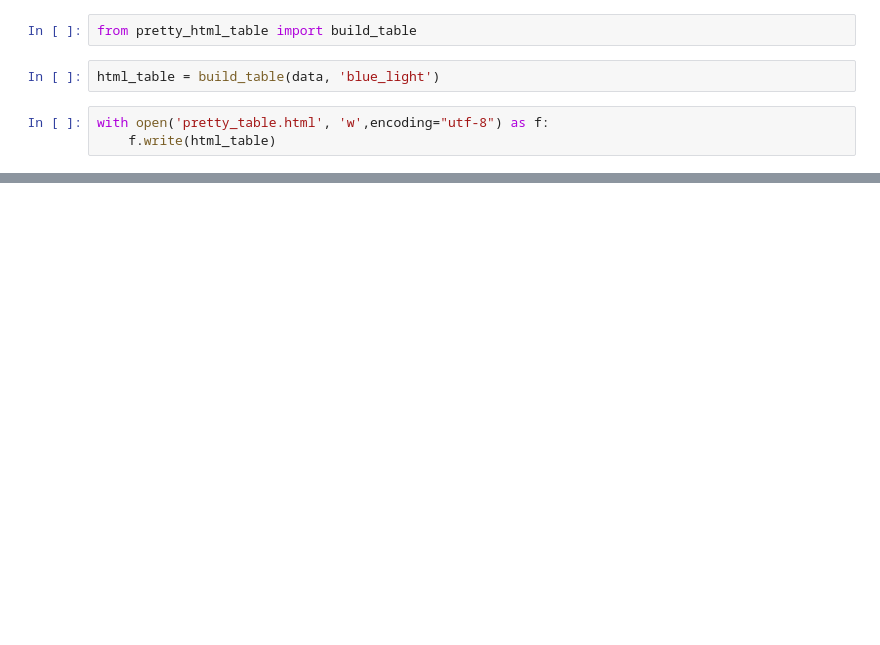
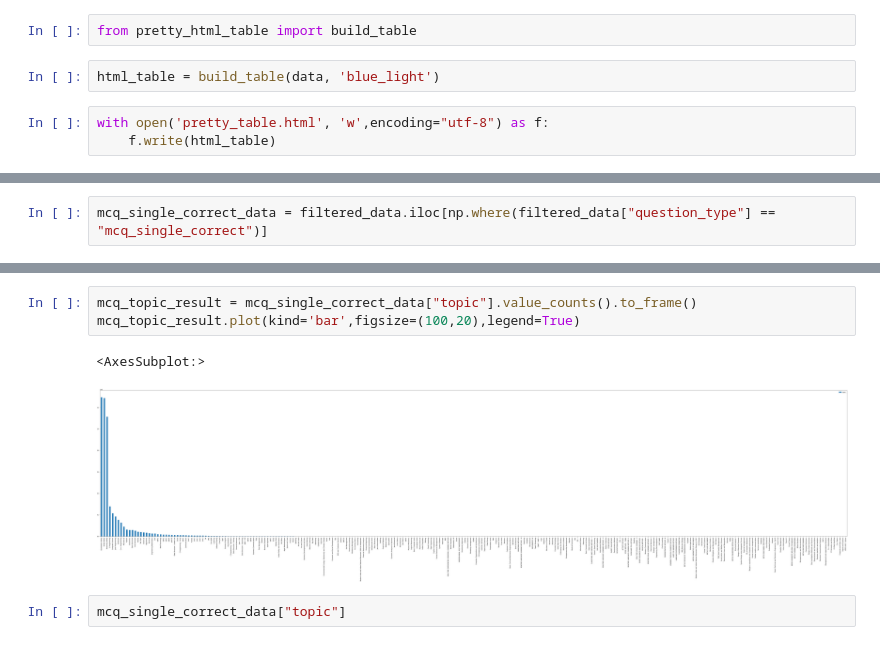
Before and after one commit to biswa-mohapatra/dup-ques-w2w-iamneo, a Jupyter notebook: Reaserch/reaserch_notebook_w2w.ipynb, the cells around one changed output, grey strips where cells are left out. Cells and saved outputs as stored; diff of their text form; blank space fills up the shorter version.

```diff
--- a/Reaserch/reaserch_notebook_w2w.ipynb
+++ b/Reaserch/reaserch_notebook_w2w.ipynb
@@ -182,0 +529,2 @@ with open('pretty_table.html', 'w',encoding="utf-8") as f:
+# %%
+mcq_single_correct_data = filtered_data.iloc[np.where(filtered_data["question_type"] == "mcq_single_correct")]
@@ -182,0 +577,8 @@ with open('pretty_table.html', 'w',encoding="utf-8") as f:
+# %%
+mcq_topic_result = mcq_single_correct_data["topic"].value_counts().to_frame()
+mcq_topic_result.plot(kind='bar',figsize=(100,20),legend=True)
+# %% [output]
+<AxesSubplot:>
+[figure, added]
+# %%
+mcq_single_correct_data["topic"]
```
Also changed, not shown: parts of 112 cells of this notebook, 2 other files.
